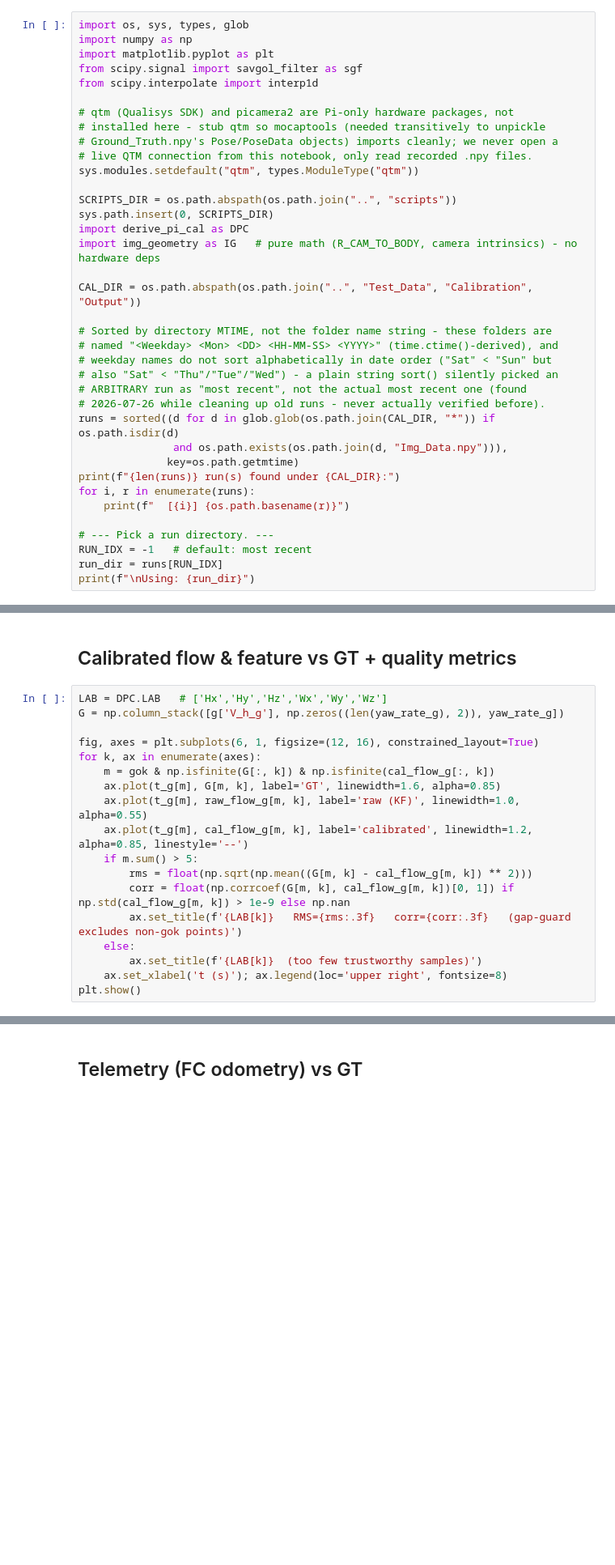
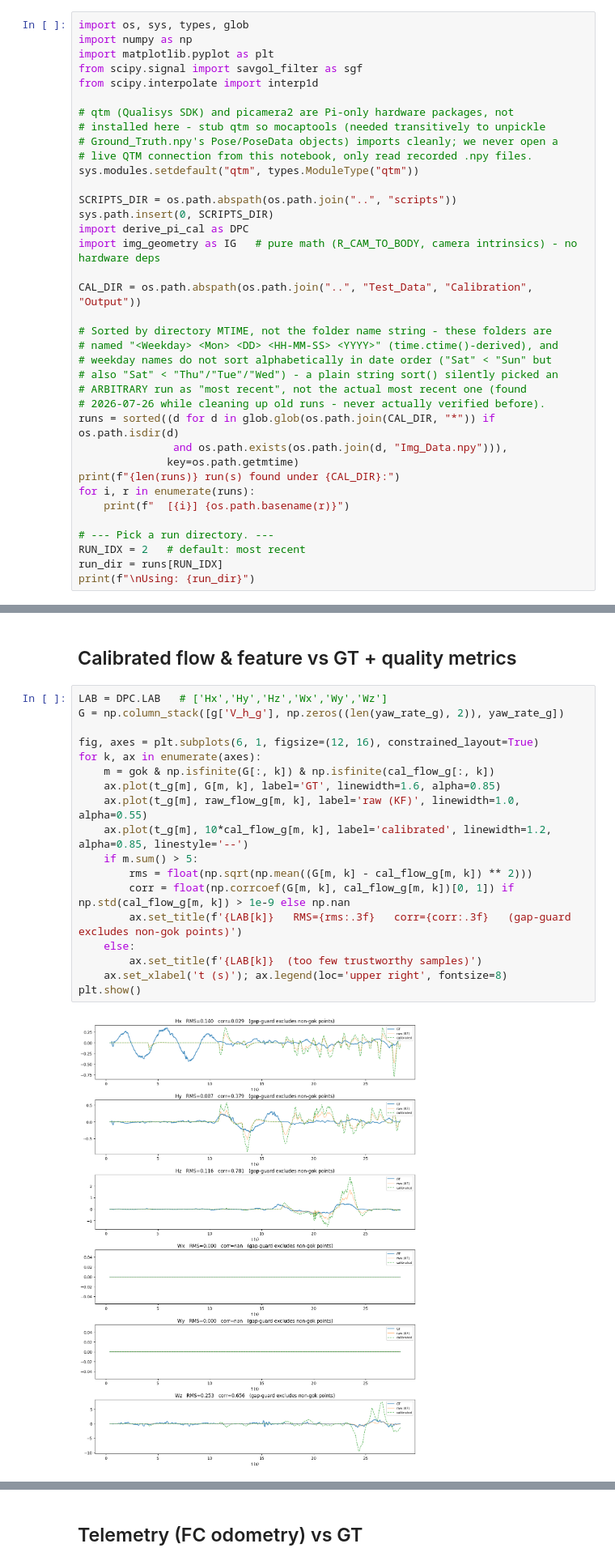
Before and after one commit to Shu6hamSingha1/Soft-Precise-Landing, a Jupyter notebook: Hardware/notebooks/plotter_output_calibration.ipynb, the cells around one changed output, grey strips where cells are left out. Shown at 81% size. Saved outputs shown, nothing was run; the diff lists cells and outputs as text; blank space fills up the shorter version.

```diff
--- a/Hardware/notebooks/plotter_output_calibration.ipynb
+++ b/Hardware/notebooks/plotter_output_calibration.ipynb
@@ -46,6 +46,6 @@ for i, r in enumerate(runs):
     print(f"  [{i}] {os.path.basename(r)}")
 
 # --- Pick a run directory. ---
-RUN_IDX = -1   # default: most recent
+RUN_IDX = 2   # default: most recent
 run_dir = runs[RUN_IDX]
 print(f"\nUsing: {run_dir}")
@@ -170,21 +207,23 @@ print(f"{gok.sum()}/{len(gok)} GT-grid samples inside a trustworthy (non-gap) br
 # %%
 LAB = DPC.LAB   # ['Hx','Hy','Hz','Wx','Wy','Wz']
 G = np.column_stack([g['V_h_g'], np.zeros((len(yaw_rate_g), 2)), yaw_rate_g])
 
 fig, axes = plt.subplots(6, 1, figsize=(12, 16), constrained_layout=True)
 for k, ax in enumerate(axes):
     m = gok & np.isfinite(G[:, k]) & np.isfinite(cal_flow_g[:, k])
     ax.plot(t_g[m], G[m, k], label='GT', linewidth=1.6, alpha=0.85)
     ax.plot(t_g[m], raw_flow_g[m, k], label='raw (KF)', linewidth=1.0, alpha=0.55)
-    ax.plot(t_g[m], cal_flow_g[m, k], label='calibrated', linewidth=1.2, alpha=0.85, linestyle='--')
+    ax.plot(t_g[m], 10*cal_flow_g[m, k], label='calibrated', linewidth=1.2, alpha=0.85, linestyle='--')
     if m.sum() > 5:
         rms = float(np.sqrt(np.mean((G[m, k] - cal_flow_g[m, k]) ** 2)))
         corr = float(np.corrcoef(G[m, k], cal_flow_g[m, k])[0, 1]) if np.std(cal_flow_g[m, k]) > 1e-9 else np.nan
         ax.set_title(f'{LAB[k]}   RMS={rms:.3f}   corr={corr:.3f}   (gap-guard excludes non-gok points)')
     else:
         ax.set_title(f'{LAB[k]}  (too few trustworthy samples)')
     ax.set_xlabel('t (s)'); ax.legend(loc='upper right', fontsize=8)
 plt.show()
+# %% [output]
+[figure, added]
 # %%
 fig, axes = plt.subplots(2, 1, figsize=(12, 6), constrained_layout=True)
 gs = g['V_s_g']
```
Also changed, not shown: parts of 8 cells of this notebook, 24 other files.
